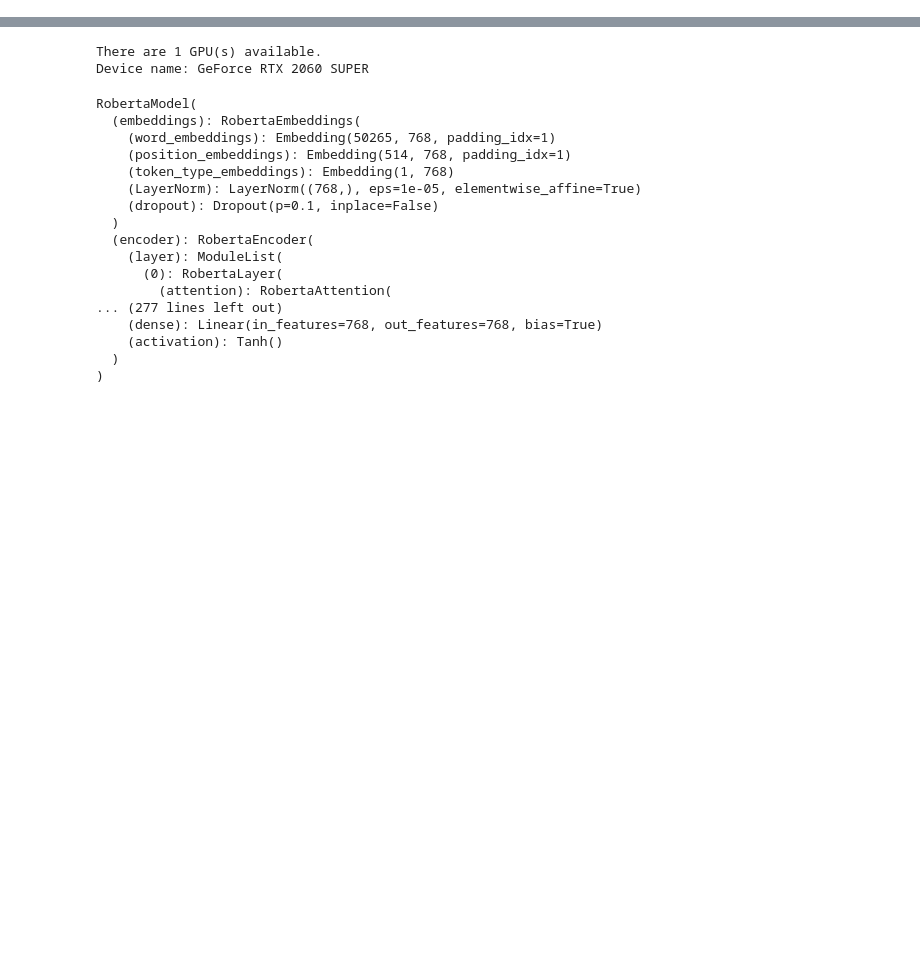
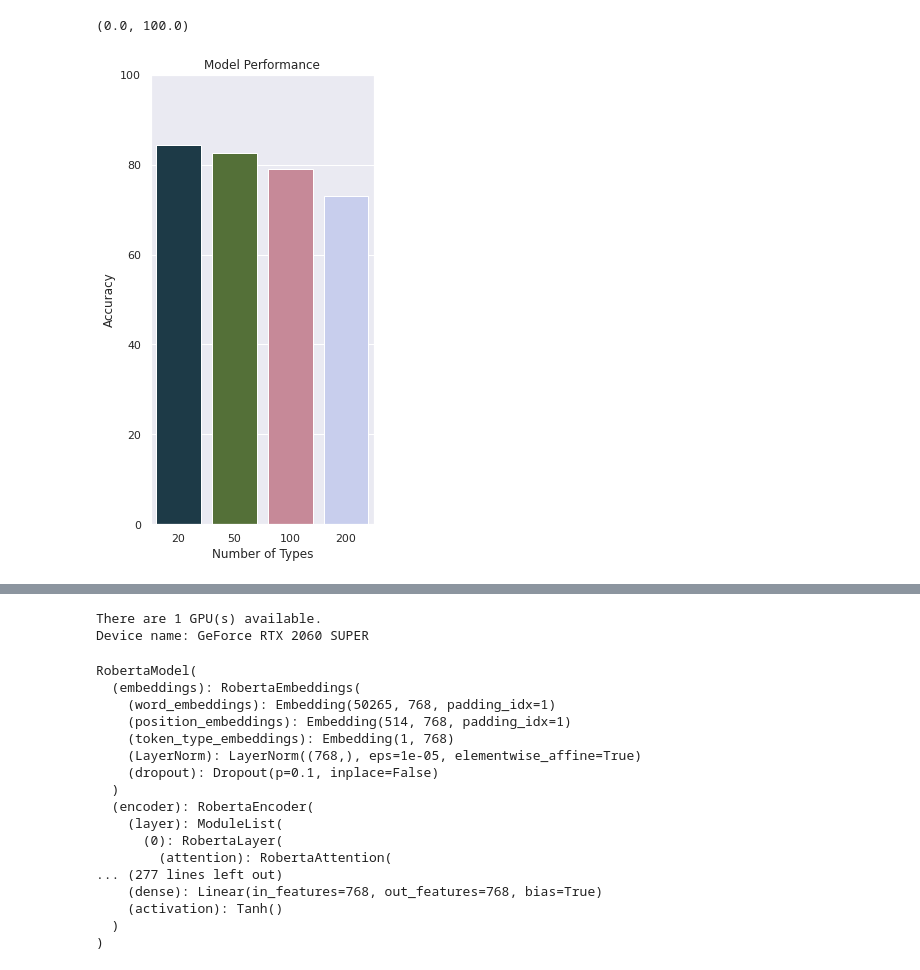
Before and after one commit to DeadmanIQ445/TorchCuArgPred, a Jupyter notebook: TorchScript.ipynb, the cells around one changed output, grey strips where cells are left out. Drawn from its saved outputs; the diff is of its cells as text; code cells hidden in the pictures; blank space fills up the shorter version.

```diff
--- a/TorchScript.ipynb
+++ b/TorchScript.ipynb
@@ -25,0 +54,9 @@ bert = AutoModel.from_pretrained("microsoft/codebert-base", torchscript=True)
+# %%
+sns.set(rc={'figure.figsize':(4,8.27)})
+
+ax = sns.barplot(x=[20,50,100,200],y=[84.3, 82.5, 79, 73], palette='cubehelix')
+ax.set(ylabel='Accuracy', title='Model Performance', xlabel='Number of Types')
+ax.set_ylim(0,100)
+# %% [output]
+(0.0, 100.0)
+[figure, added]
```
Also changed, not shown: parts of 40 cells of this notebook, 2 other files.
